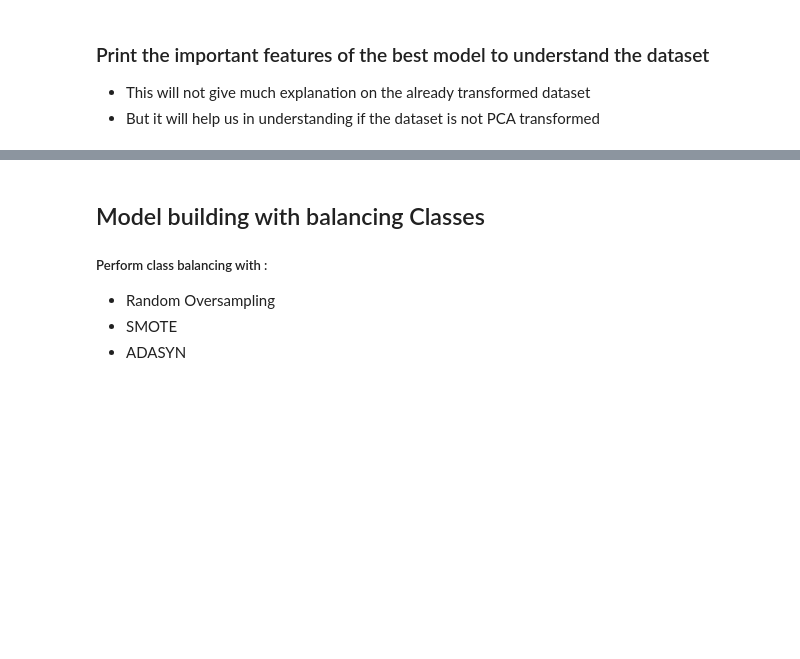
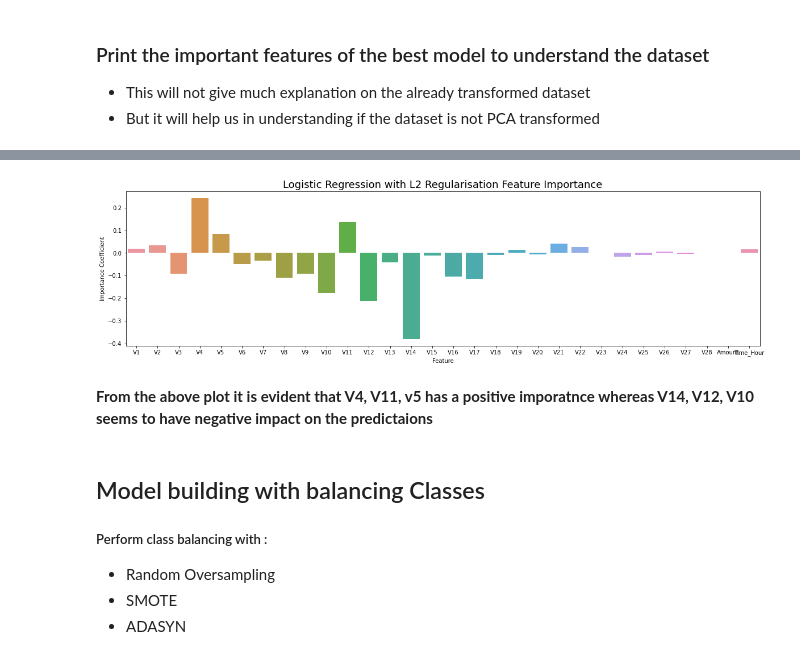
Before and after one commit to RahulAgre/CC_FraudDetection_Capstone, a Jupyter notebook: Credit_card_fraud_detection_CapstoneProject.ipynb, the cells around one changed output, grey strips where cells are left out. Cells and saved outputs as stored; diff of their text form; code cells hidden in the pictures; blank space fills up the shorter version.

```diff
--- a/Credit_card_fraud_detection_CapstoneProject.ipynb
+++ b/Credit_card_fraud_detection_CapstoneProject.ipynb
@@ -1259,3 +1282,15 @@ plt.legend()
+# %%
+coefficients = pd.concat([pd.DataFrame(X.columns),pd.DataFrame(np.transpose(searchCV_l2.coef_))], axis = 1)
+coefficients.columns = ['Feature','Importance Coefficient']
+plt.figure(figsize=(20,5))
+sns.barplot(x='Feature', y='Importance Coefficient', data=coefficients)
+plt.title("Logistic Regression with L2 Regularisation Feature Importance", fontsize=18)
+
+plt.show()
+# %% [output]
+[figure, added]
+# %% [markdown]
+**From the above plot it is evident that V4, V11, v5 has a positive imporatnce whereas V14, V12, V10 seems to have negative impact on the predictaions**
 # %% [markdown]
 ## Model building with balancing Classes
 
```
Also changed, not shown: parts of 3 cells of this notebook.
